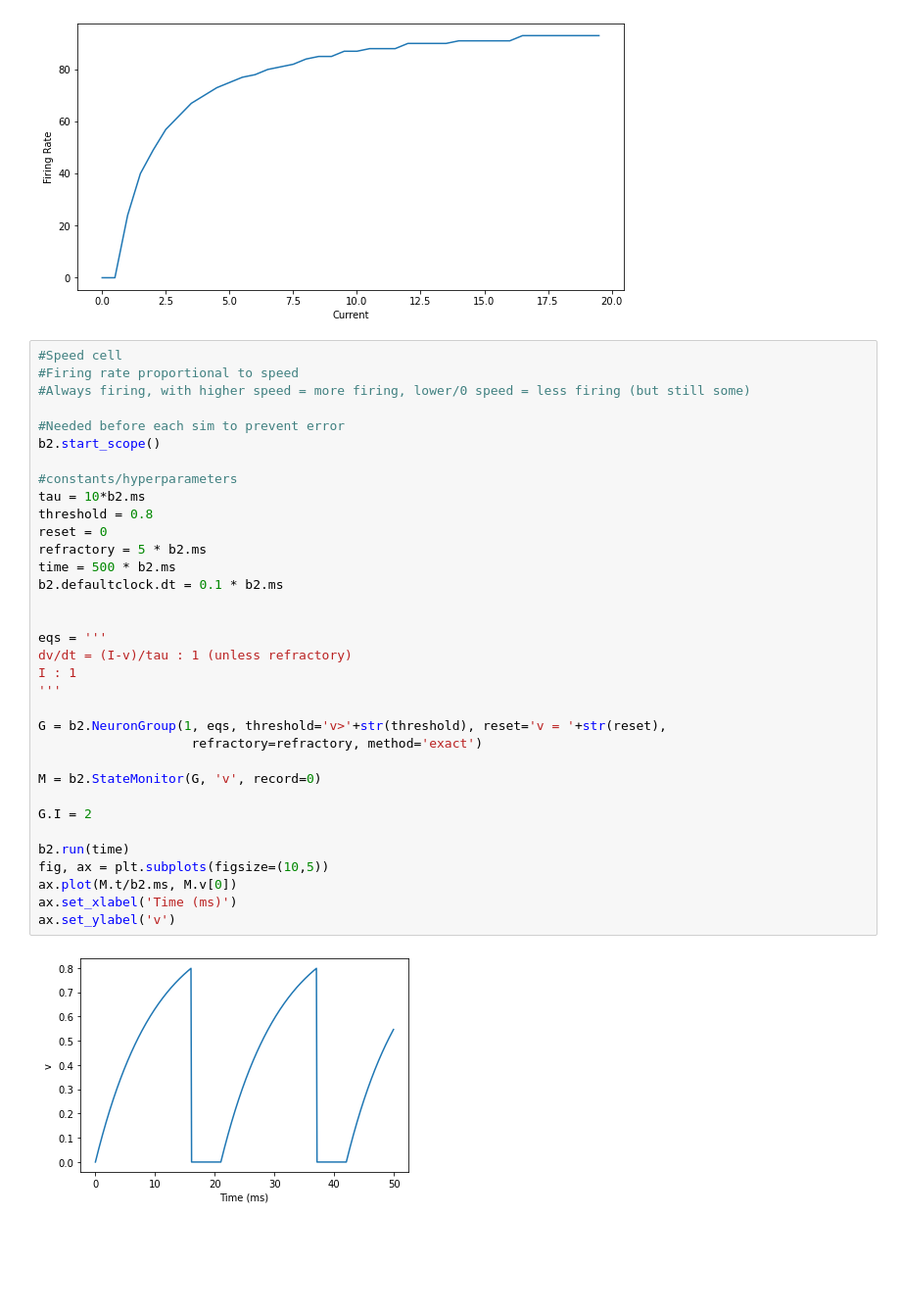
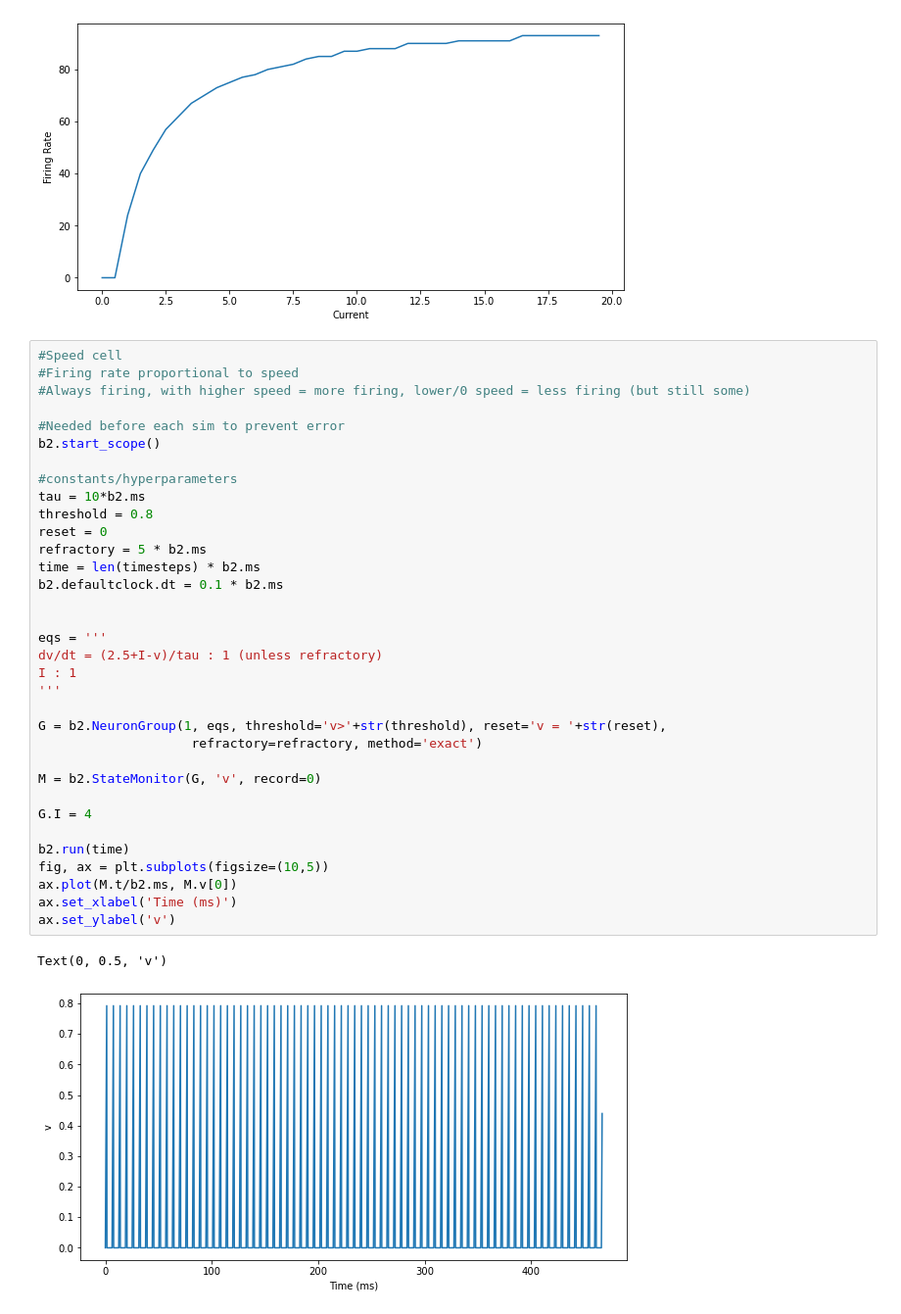
Before and after one commit to samuelbrege/snnResearch, a Jupyter notebook: cellTests.ipynb, the cells around one changed output. Shown at 98% size. Drawn from its saved outputs; the diff is of its cells as text; blank space fills up the shorter version.

```diff
--- a/cellTests.ipynb
+++ b/cellTests.ipynb
@@ -116,34 +116,35 @@ Text(0, 0.5, 'Firing Rate')
 #Firing rate proportional to speed
 #Always firing, with higher speed = more firing, lower/0 speed = less firing (but still some)
 
 #Needed before each sim to prevent error
 b2.start_scope()
 
 #constants/hyperparameters
 tau = 10*b2.ms
 threshold = 0.8
 reset = 0
 refractory = 5 * b2.ms
-time = 500 * b2.ms
+time = len(timesteps) * b2.ms
 b2.defaultclock.dt = 0.1 * b2.ms
 
 
 eqs = '''
-dv/dt = (I-v)/tau : 1 (unless refractory)
+dv/dt = (2.5+I-v)/tau : 1 (unless refractory)
 I : 1
 '''
 
 G = b2.NeuronGroup(1, eqs, threshold='v>'+str(threshold), reset='v = '+str(reset),
                     refractory=refractory, method='exact')
 
 M = b2.StateMonitor(G, 'v', record=0)
 
-G.I = 2
+G.I = 4
 
 b2.run(time)
 fig, ax = plt.subplots(figsize=(10,5))
 ax.plot(M.t/b2.ms, M.v[0])
 ax.set_xlabel('Time (ms)')
 ax.set_ylabel('v')
 # %% [output]
+Text(0, 0.5, 'v')
-[figure, old version]
+[figure, new version]
```
